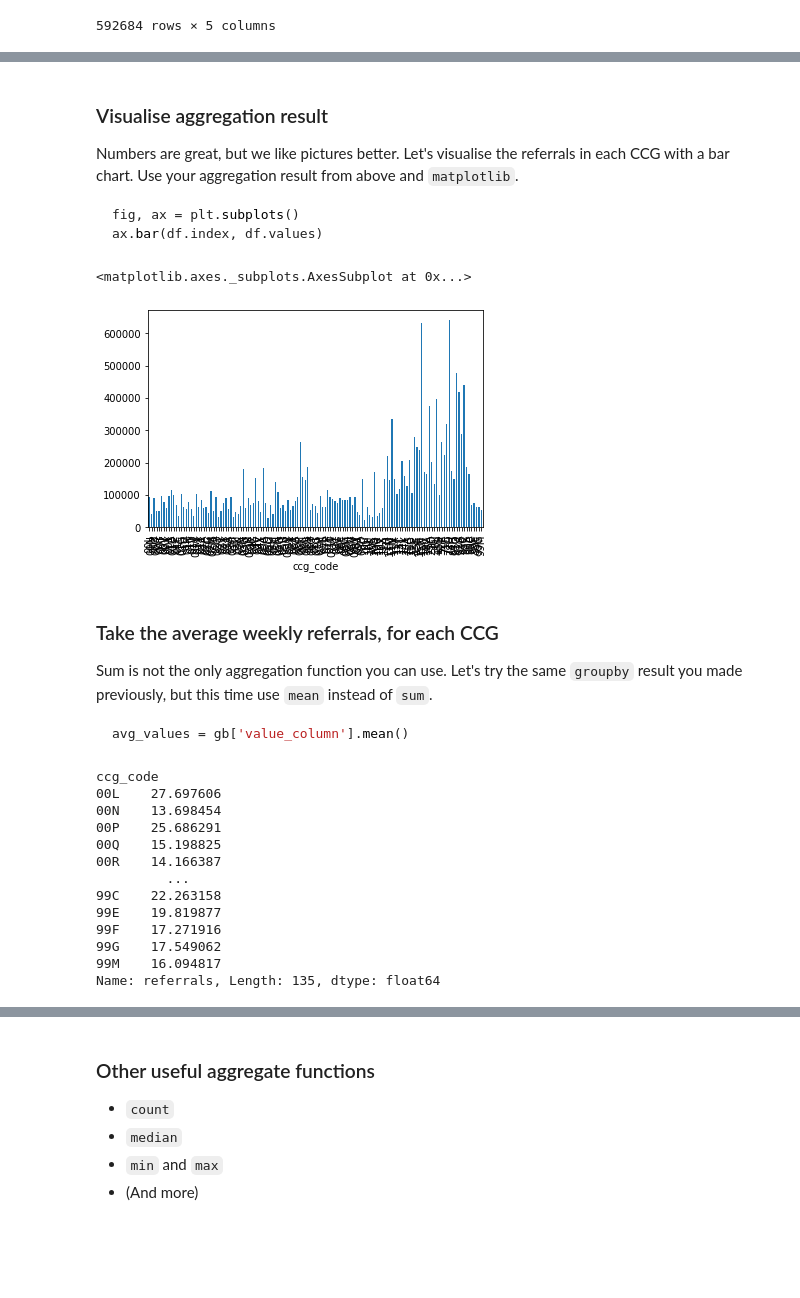
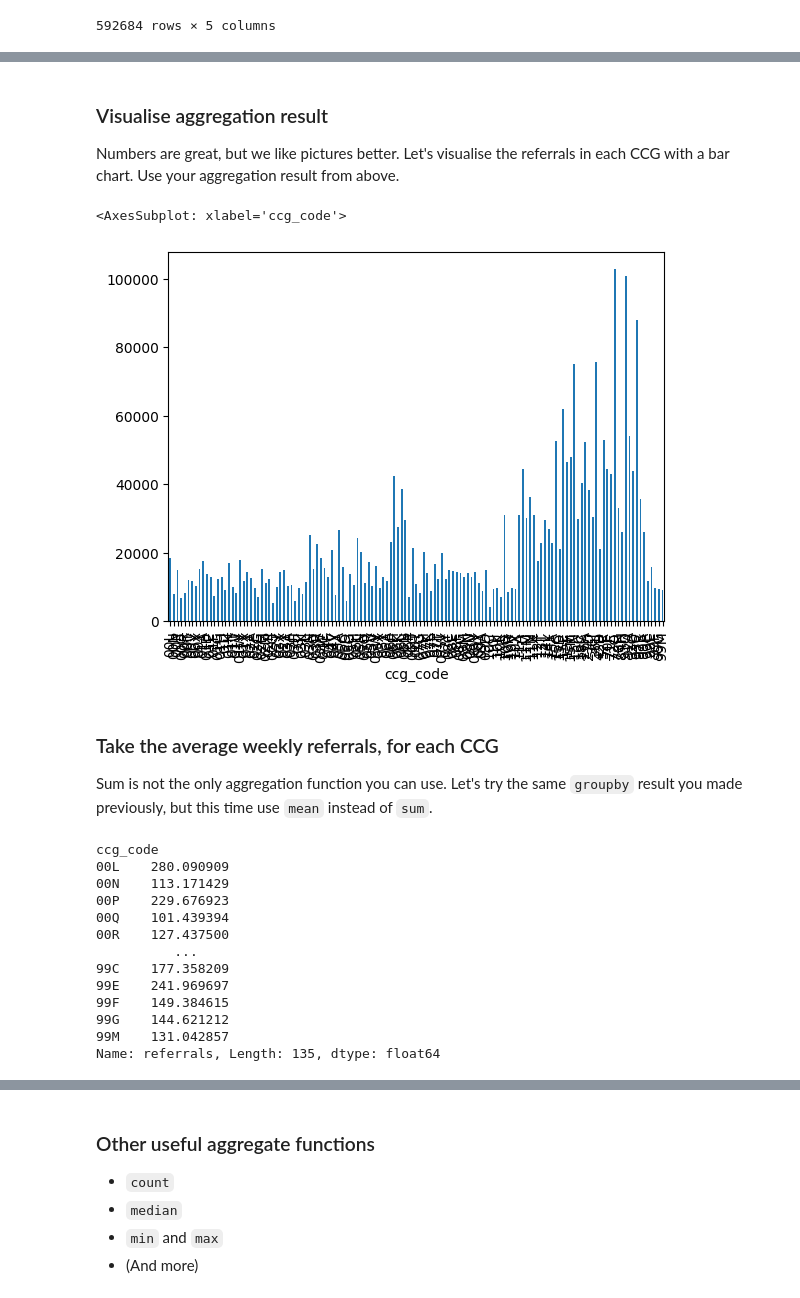
Before and after one commit to carnall-farrar/python_club, a Jupyter notebook: lessons/aggregation_with_pandas/aggregation_answers.ipynb, the cells around one changed output, grey strips where cells are left out. Drawn from its saved outputs; the diff is of its cells as text; code cells hidden in the pictures; blank space fills up the shorter version.

````diff
--- a/lessons/aggregation_with_pandas/aggregation_answers.ipynb
+++ b/lessons/aggregation_with_pandas/aggregation_answers.ipynb
@@ -85,4 +93,4 @@ smaller_df = df.loc[df['column'] == 'value', :]
 # %%
-smaller = df.loc[df['specialty'] == '2WW', :]
-smaller
+mask = df['specialty'] == '2WW'
+mask
 # %% [output]
@@ -101,0 +109,3 @@ smaller
+# %%
+small_df = df.loc[mask, :]
+small_df
@@ -131,0 +134,4 @@ Name: referrals, Length: 135, dtype: int64
+# %%
+small_grouped = small_df.groupby('ccg_code')
+# %%
+sum_ref = small_grouped['referrals'].sum()
@@ -132,37 +154,28 @@ Name: referrals, Length: 135, dtype: int64
 # %% [markdown]
 ### Visualise aggregation result
-Numbers are great, but we like pictures better. Let's visualise the referrals in each CCG with a bar chart. Use your aggregation result from above and `matplotlib`.
-
-```python
-fig, ax = plt.subplots()
-ax.bar(df.index, df.values)
-```
+Numbers are great, but we like pictures better. Let's visualise the referrals in each CCG with a bar chart. Use your aggregation result from above.
 # %%
-summed.plot.bar()
+sum_ref.plot.bar()
 # %% [output]
-<matplotlib.axes._subplots.AxesSubplot at 0x...>
+<AxesSubplot: xlabel='ccg_code'>
-[figure, old version]
+[figure, new version]
 # %% [markdown]
 ### Take the average weekly referrals, for each CCG
 Sum is not the only aggregation function you can use. Let's try the same `groupby` result you made previously, but this time use `mean` instead of `sum`.
-
-```python
-avg_values = gb['value_column'].mean()
-```
-# %%
-avg_values = gb['referrals'].mean()
-avg_values
-# %% [output]
-ccg_code
-00L    27.697606
-00N    13.698454
-00P    25.686291
-00Q    15.198825
-00R    14.166387
-         ...
-99C    22.263158
-99E    19.819877
-99F    17.271916
-99G    17.549062
-99M    16.094817
-Name: referrals, Length: 135, dtype: float64
+# %%
+avg_ref = small_grouped['referrals'].mean()
+avg_ref
+# %% [output]
+ccg_code
+00L    280.090909
+00N    113.171429
+00P    229.676923
+00Q    101.439394
+00R    127.437500
+          ...
+99C    177.358209
+99E    241.969697
+99F    149.384615
+99G    144.621212
+99M    131.042857
+Name: referrals, Length: 135, dtype: float64
````
Also changed, not shown: parts of 39 cells of this notebook, 1 other file.
